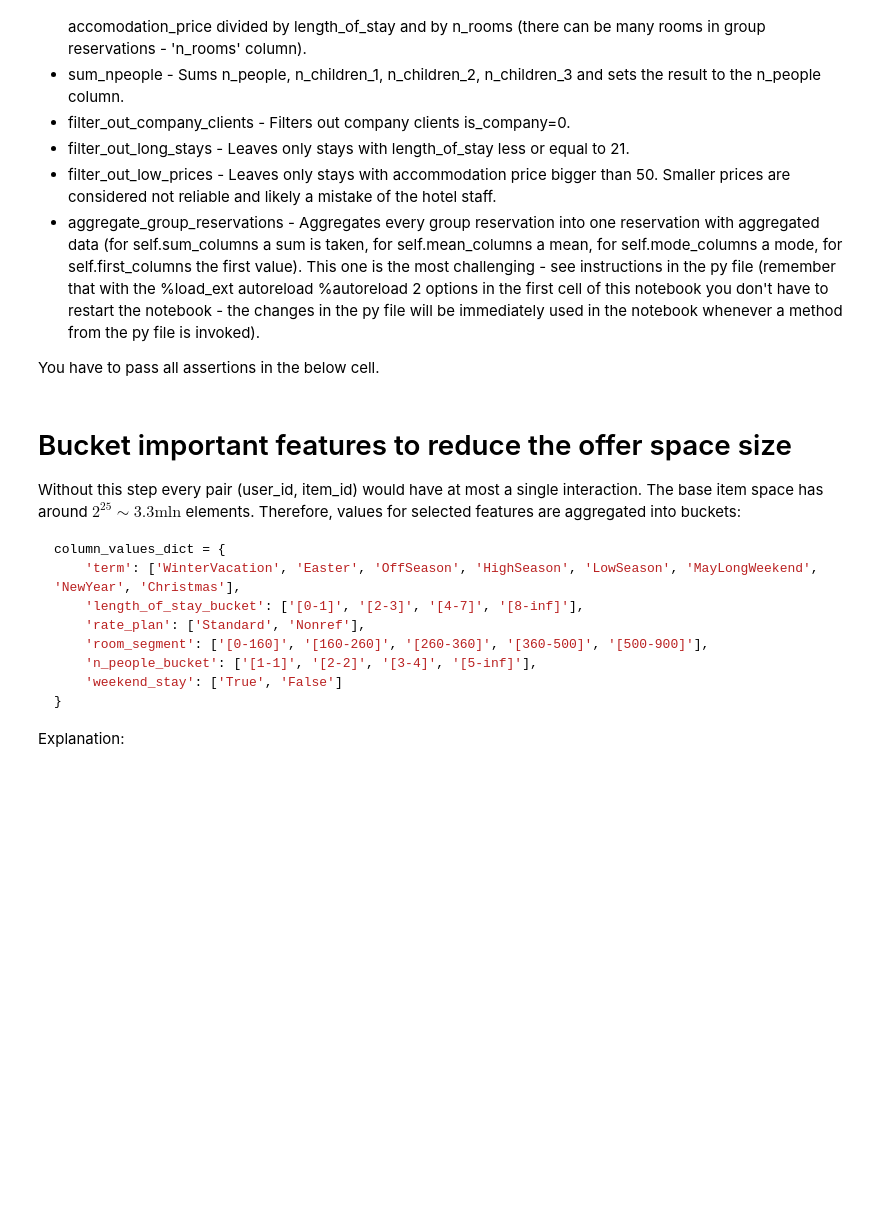
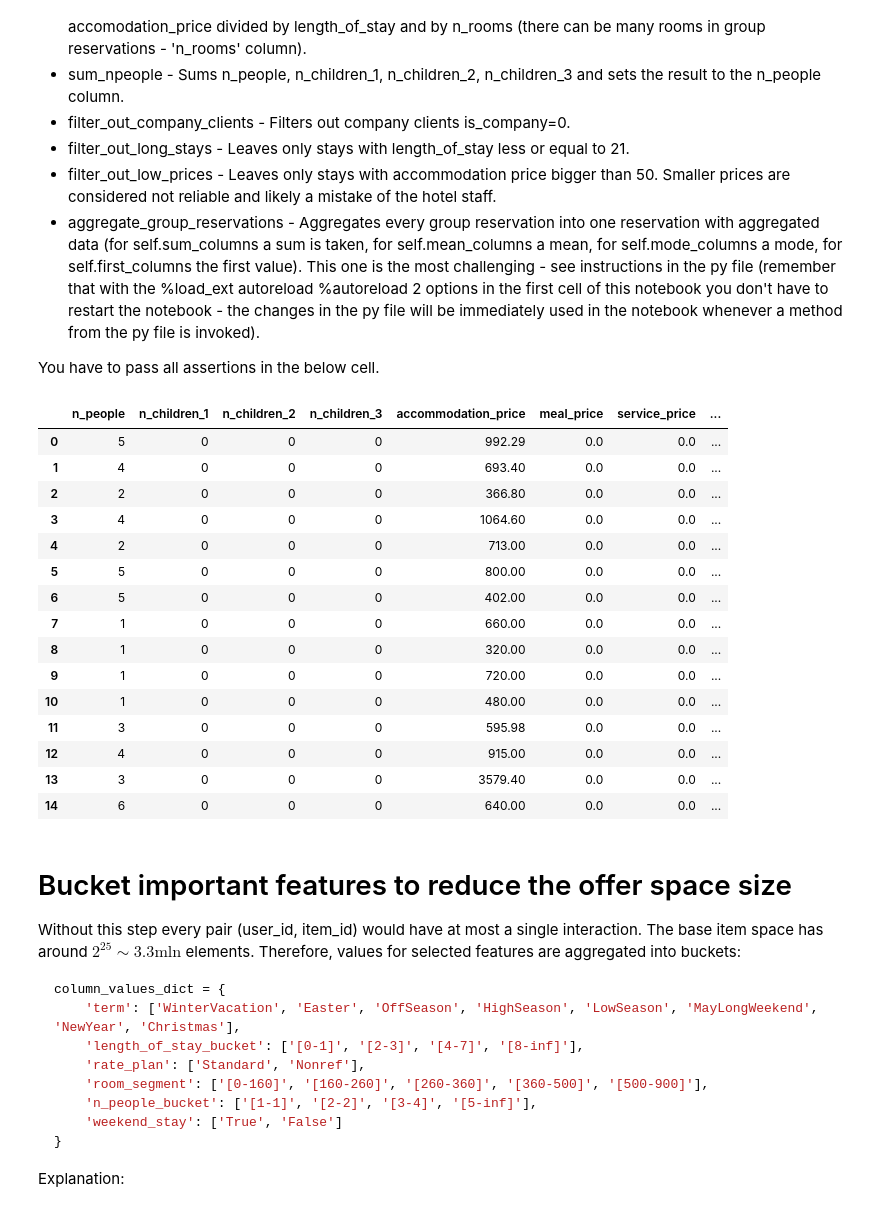
Before and after one commit to Maciasty15/Project_1_recommender, a Jupyter notebook: project_1_data_preparation.ipynb, the cells around one changed output. Saved outputs shown, nothing was run; the diff lists cells and outputs as text; code cells hidden in the pictures; blank space fills up the shorter version.

Commit message:
finished work on data processing

```diff
--- a/project_1_data_preparation.ipynb
+++ b/project_1_data_preparation.ipynb
@@ -94,23 +114,23 @@ id_column_names = dataset_specification.get_id_columns()
 people_identifier = PeopleIdentifier()
 preprocessed_data = people_identifier.add_pid(preprocessed_data, id_column_names, "user_id")
 
-preprocessed_data = dp_toolkit.filter_out_company_clients(preprocessed_data)  # Code this method
-preprocessed_data = dp_toolkit.filter_out_low_prices(preprocessed_data)  # Code this method
+preprocessed_data = dp_toolkit.filter_out_company_clients(preprocessed_data)  # Code this method - done
+preprocessed_data = dp_toolkit.filter_out_low_prices(preprocessed_data)  # Code this method - done
 
 preprocessed_data = dp_toolkit.fix_date_to(preprocessed_data)
-preprocessed_data = dp_toolkit.add_length_of_stay(preprocessed_data)  # Code this method
+preprocessed_data = dp_toolkit.add_length_of_stay(preprocessed_data)  # Code this method - done
 
-preprocessed_data = dp_toolkit.filter_out_long_stays(preprocessed_data)  # Code this method
+preprocessed_data = dp_toolkit.filter_out_long_stays(preprocessed_data)  # Code this method - done
 
-preprocessed_data = dp_toolkit.add_book_to_arrival(preprocessed_data)  # Code this method
-preprocessed_data = dp_toolkit.add_weekend_stay(preprocessed_data)  # Code this method
+preprocessed_data = dp_toolkit.add_book_to_arrival(preprocessed_data)  # Code this method - done
+preprocessed_data = dp_toolkit.add_weekend_stay(preprocessed_data)  # Code this method - done
 preprocessed_data = dp_toolkit.add_nrooms(preprocessed_data)
-preprocessed_data = dp_toolkit.sum_npeople(preprocessed_data)  # Code this method
+preprocessed_data = dp_toolkit.sum_npeople(preprocessed_data)  # Code this method - done
 preprocessed_data = dp_toolkit.clip_book_to_arrival(preprocessed_data)
 
-preprocessed_data = dp_toolkit.aggregate_group_reservations(preprocessed_data)  # Code this method
+preprocessed_data = dp_toolkit.aggregate_group_reservations(preprocessed_data)  # Code this method - done
 
-preprocessed_data = dp_toolkit.add_night_price(preprocessed_data)  # Code this method
+preprocessed_data = dp_toolkit.add_night_price(preprocessed_data)  # Code this method - done
 
 preprocessed_data = preprocessed_data.reset_index(drop=True)
 
@@ -129,34 +149,51 @@ assert preprocessed_data.iloc[2152]['book_to_arrival'] == 12
 assert preprocessed_data.iloc[2150]['weekend_stay'] == 'False'
 assert preprocessed_data.iloc[2151]['weekend_stay'] == 'True'
 assert preprocessed_data.iloc[2152]['weekend_stay'] == 'False'
 
 assert preprocessed_data.iloc[3650]['n_people'] == 2
 assert preprocessed_data.iloc[3651]['n_people'] == 4
 assert preprocessed_data.iloc[3652]['n_people'] == 1
 
 assert preprocessed_data.iloc[0]['night_price'] == 330.76
 assert preprocessed_data.iloc[1]['night_price'] == 231.13
 assert preprocessed_data.iloc[2]['night_price'] == 183.40
 
 # Assertions for group reservations
 
 assert preprocessed_data.iloc[15258]['rate_plan'] == 'Nonref'
 assert preprocessed_data.iloc[15259]['rate_plan'] == 'Standard'
 assert preprocessed_data.iloc[15260]['rate_plan'] == 'Standard'
 assert preprocessed_data.iloc[15258]['accommodation_price'] == 1397.06
 assert preprocessed_data.iloc[15261]['accommodation_price'] == 2953.10
 assert preprocessed_data.iloc[15264]['accommodation_price'] == 1738.80
 assert preprocessed_data.iloc[15258]['n_people'] == 6
 assert preprocessed_data.iloc[15259]['n_people'] == 7
 assert preprocessed_data.iloc[15260]['n_people'] == 11
 assert preprocessed_data.iloc[15265]['night_price'] == 206.67
 assert preprocessed_data.iloc[15266]['night_price'] == 138.92
 assert preprocessed_data.iloc[15267]['night_price'] == 119.07
 assert preprocessed_data.iloc[15261]['room_group_id'] == 483
-assert preprocessed_data.iloc[15266]['room_group_id'] == 78
+#assert preprocessed_data.iloc[15266]['room_group_id'] == 78
 assert preprocessed_data.iloc[15267]['room_group_id'] == 463
 
 display(preprocessed_data.head(15))
+# %% [output]
+|  | n_people | n_children_1 | n_children_2 | n_children_3 | accommodation_price | meal_price | service_price | ... |
+| 0 | 5 | 0 | 0 | 0 | 992.29 | 0.0 | 0.0 | ... |
+| 1 | 4 | 0 | 0 | 0 | 693.40 | 0.0 | 0.0 | ... |
+| 2 | 2 | 0 | 0 | 0 | 366.80 | 0.0 | 0.0 | ... |
+| 3 | 4 | 0 | 0 | 0 | 1064.60 | 0.0 | 0.0 | ... |
+| 4 | 2 | 0 | 0 | 0 | 713.00 | 0.0 | 0.0 | ... |
+| 5 | 5 | 0 | 0 | 0 | 800.00 | 0.0 | 0.0 | ... |
+| 6 | 5 | 0 | 0 | 0 | 402.00 | 0.0 | 0.0 | ... |
+| 7 | 1 | 0 | 0 | 0 | 660.00 | 0.0 | 0.0 | ... |
+| 8 | 1 | 0 | 0 | 0 | 320.00 | 0.0 | 0.0 | ... |
+| 9 | 1 | 0 | 0 | 0 | 720.00 | 0.0 | 0.0 | ... |
+| 10 | 1 | 0 | 0 | 0 | 480.00 | 0.0 | 0.0 | ... |
+| 11 | 3 | 0 | 0 | 0 | 595.98 | 0.0 | 0.0 | ... |
+| 12 | 4 | 0 | 0 | 0 | 915.00 | 0.0 | 0.0 | ... |
+| 13 | 3 | 0 | 0 | 0 | 3579.40 | 0.0 | 0.0 | ... |
+| 14 | 6 | 0 | 0 | 0 | 640.00 | 0.0 | 0.0 | ... |
 # %% [markdown]
 # Bucket important features to reduce the offer space size
 
```
Also changed, not shown: parts of 5 cells of this notebook, 3 other files.
